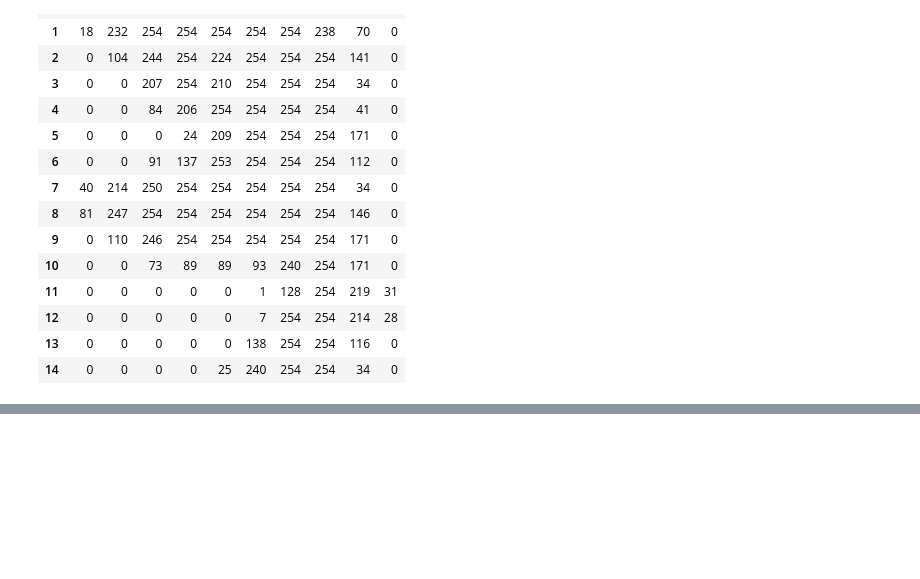
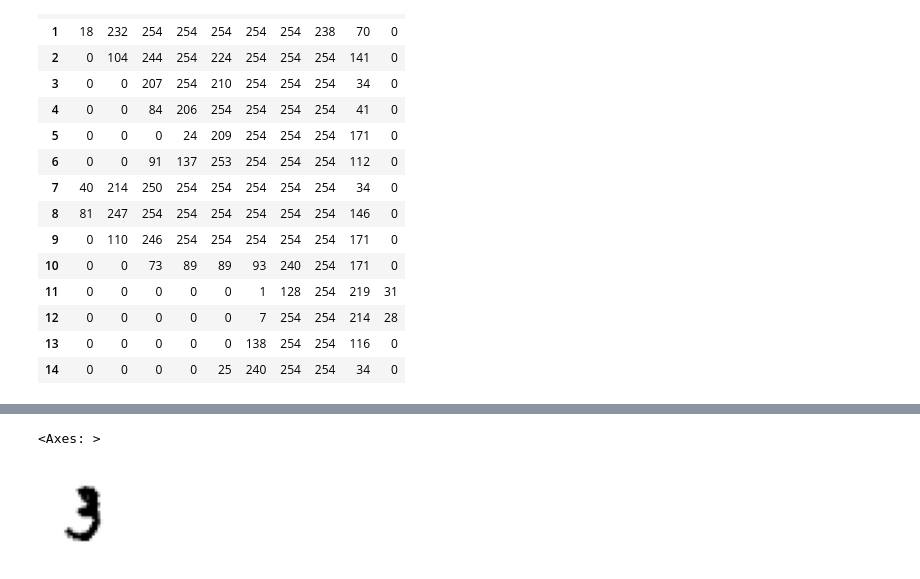
Before and after one commit to girishbv79/python_deep_learning, a Jupyter notebook: fast-ai-course/chapter3.ipynb, the cells around one changed output, grey strips where cells are left out. Cells and saved outputs as stored; diff of their text form; code cells hidden in the pictures; blank space fills up the shorter version.

```diff
--- a/fast-ai-course/chapter3.ipynb
+++ b/fast-ai-course/chapter3.ipynb
@@ -68,0 +129,5 @@ df.style.set_properties(**{'font-size':'6pt'}).background_gradient('Greys')
+# %%
+show_image(stacked_threes_tensor[0])
+# %% [output]
+<Axes: >
+[figure, added]
```
Also changed, not shown: parts of 13 cells of this notebook.
